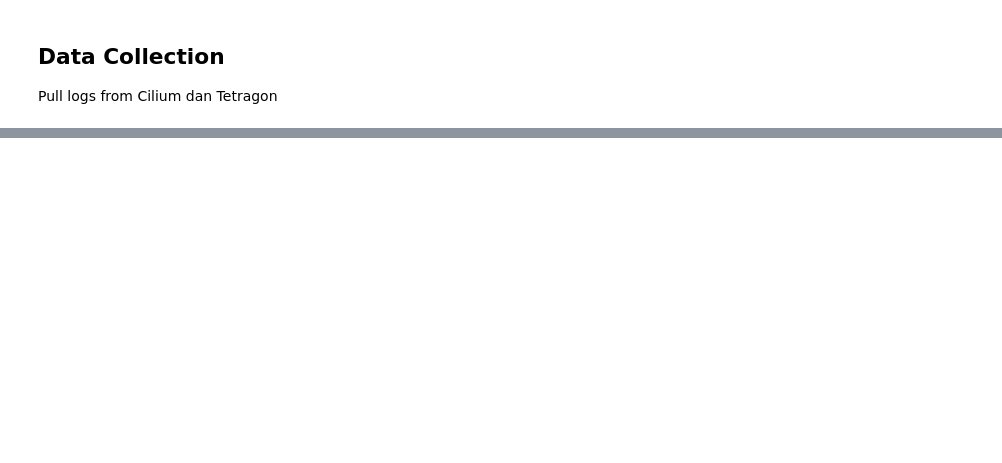
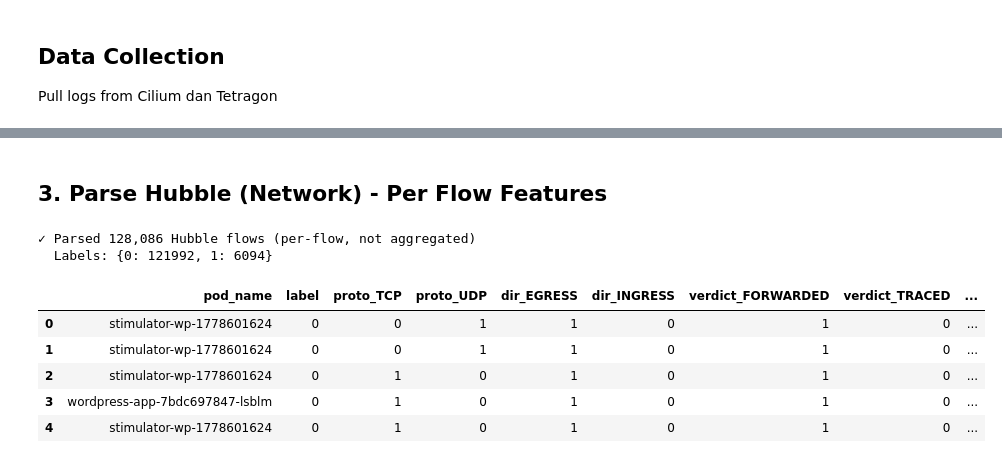
Before and after one commit to danielcristho/K-WATCH, a Jupyter notebook: feature_engineering/pre_processing.ipynb, the cells around one changed output, grey strips where cells are left out. Cells and saved outputs as stored; diff of their text form; code cells hidden in the pictures; blank space fills up the shorter version.

```diff
--- a/feature_engineering/pre_processing.ipynb
+++ b/feature_engineering/pre_processing.ipynb
@@ -855,0 +237,72 @@ Selected features  : ['is_reply', 'flag_SYN', 'flag_ACK', 'flag_FIN', 'flag_PSH'
+# %% [markdown]
+## 3. Parse Hubble (Network) - Per Flow Features
+# %%
+def parse_hubble(filepath):
+    records = []
+
+    with open(filepath) as f:
+        for line in f:
+            if not line.strip():
+                continue
+            try:
+                entry = json.loads(line)
+                if 'flow' not in entry:
+                    continue
+
+                flow = entry['flow']
+                src = flow.get('source', {})
+                dst = flow.get('destination', {})
+                l4 = flow.get('l4', {})
+                tcp = l4.get('TCP', {})
+                udp = l4.get('UDP', {})
+                flags = tcp.get('flags', {})
+
+                # Get pod from source or destination
+                pod_name = src.get('pod_name') or dst.get('pod_name', '')
+                if not pod_name:
+                    continue
+
+                label = get_label(pod_name)
+                if label < 0:  # Skip unknown
+                    continue
+
+                records.append({
+                    'pod_name': pod_name,
+                    'label': label,
+                    # Protocol
+                    'proto_TCP': 1 if tcp else 0,
+                    'proto_UDP': 1 if udp else 0,
+                    # Traffic direction
+                    'dir_EGRESS': 1 if flow.get('traffic_direction') == 'EGRESS' else 0,
+                    'dir_INGRESS': 1 if flow.get('traffic_direction') == 'INGRESS' else 0,
+                    # Verdict
+                    'verdict_FORWARDED': 1 if flow.get('verdict') == 'FORWARDED' else 0,
+                    'verdict_TRACED': 1 if flow.get('verdict') == 'TRACED' else 0,
+                    # TCP Flags
+                    'flag_SYN': int(flags.get('SYN', False)),
+                    'flag_ACK': int(flags.get('ACK', False)),
+                    'flag_FIN': int(flags.get('FIN', False)),
+                    'flag_RST': int(flags.get('RST', False)),
+                    'flag_PSH': int(flags.get('PSH', False)),
+                    # Other
+                    'is_reply': int(flow.get('is_reply', False))
+                })
+            except:
+                continue
+
+    df = pd.DataFrame(records)
+    print(f"✓ Parsed {len(df):,} Hubble flows (per-flow, not aggregated)")
+    print(f"  Labels: {df['label'].value_counts().to_dict()}")
+    return df
+
+network_dataset = parse_hubble('raw_logs/hubble.json')
+network_dataset.head()
+# %% [output]
+✓ Parsed 128,086 Hubble flows (per-flow, not aggregated)
+  Labels: {0: 121992, 1: 6094}
+|  | pod_name | label | proto_TCP | proto_UDP | dir_EGRESS | dir_INGRESS | verdict_FORWARDED | verdict_TRACED | ... |
+| 0 | stimulator-wp-1778601624 | 0 | 0 | 1 | 1 | 0 | 1 | 0 | ... |
+| 1 | stimulator-wp-1778601624 | 0 | 0 | 1 | 1 | 0 | 1 | 0 | ... |
+| 2 | stimulator-wp-1778601624 | 0 | 1 | 0 | 1 | 0 | 1 | 0 | ... |
+| 3 | wordpress-app-7bdc697847-lsblm | 0 | 1 | 0 | 1 | 0 | 1 | 0 | ... |
+| 4 | stimulator-wp-1778601624 | 0 | 1 | 0 | 1 | 0 | 1 | 0 | ... |
```
Also changed, not shown: parts of 40 cells of this notebook.
